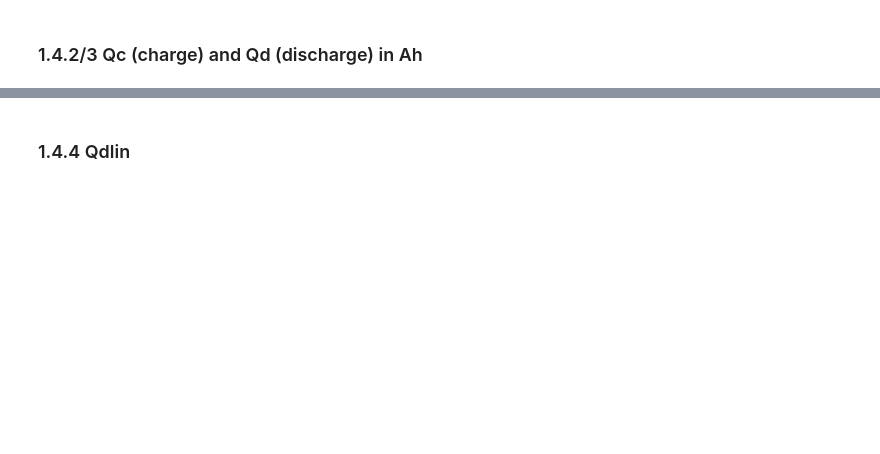
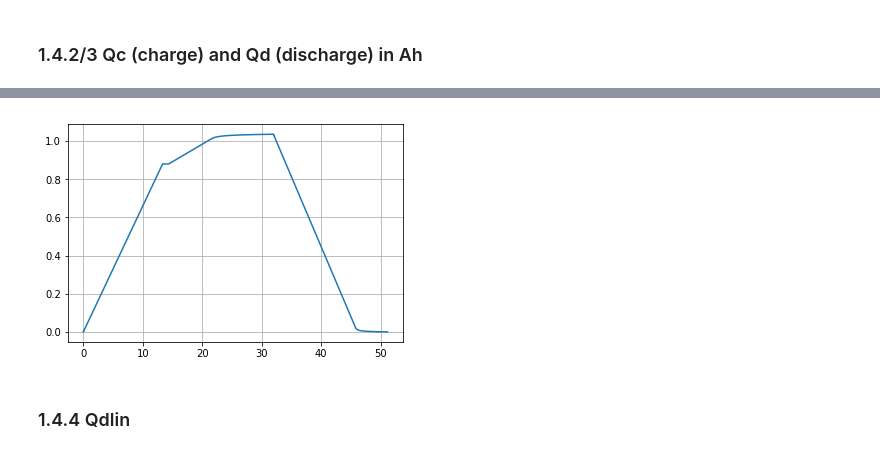
Before and after one commit to rdbraatz/data-driven-prediction-of-battery-cycle-life-before-capacity-degradation, a Jupyter notebook: LoadData_withDescription.ipynb, the cells around one changed output, grey strips where cells are left out. Drawn from its saved outputs; the diff is of its cells as text; code cells hidden in the pictures; blank space fills up the shorter version.

```diff
--- a/LoadData_withDescription.ipynb
+++ b/LoadData_withDescription.ipynb
@@ -151,6 +284,11 @@ print('QC summary', batch1["b1c0"]["summary"]["QC"][1054])
 # %%
-plt.plot(batch1["b1c0"]["cycles"]["1054"]["t"], batch1["b1c0"]["cycles"]["1054"]["Qc"] - batch1["b1c0"]["cycles"]["1054"]["Qd"])
+# Overlay of graphs Qc and Qd
+cycle = batch1["b1c0"]["cycles"]["1054"]
+
+plt.plot(cycle["t"], cycle["Qc"] - cycle["Qd"])
 plt.grid()
 plt.show()
+# %% [output]
+[figure, added]
 # %% [markdown]
 ### 1.4.4 Qdlin
```
Also changed, not shown: parts of 44 cells of this notebook.
